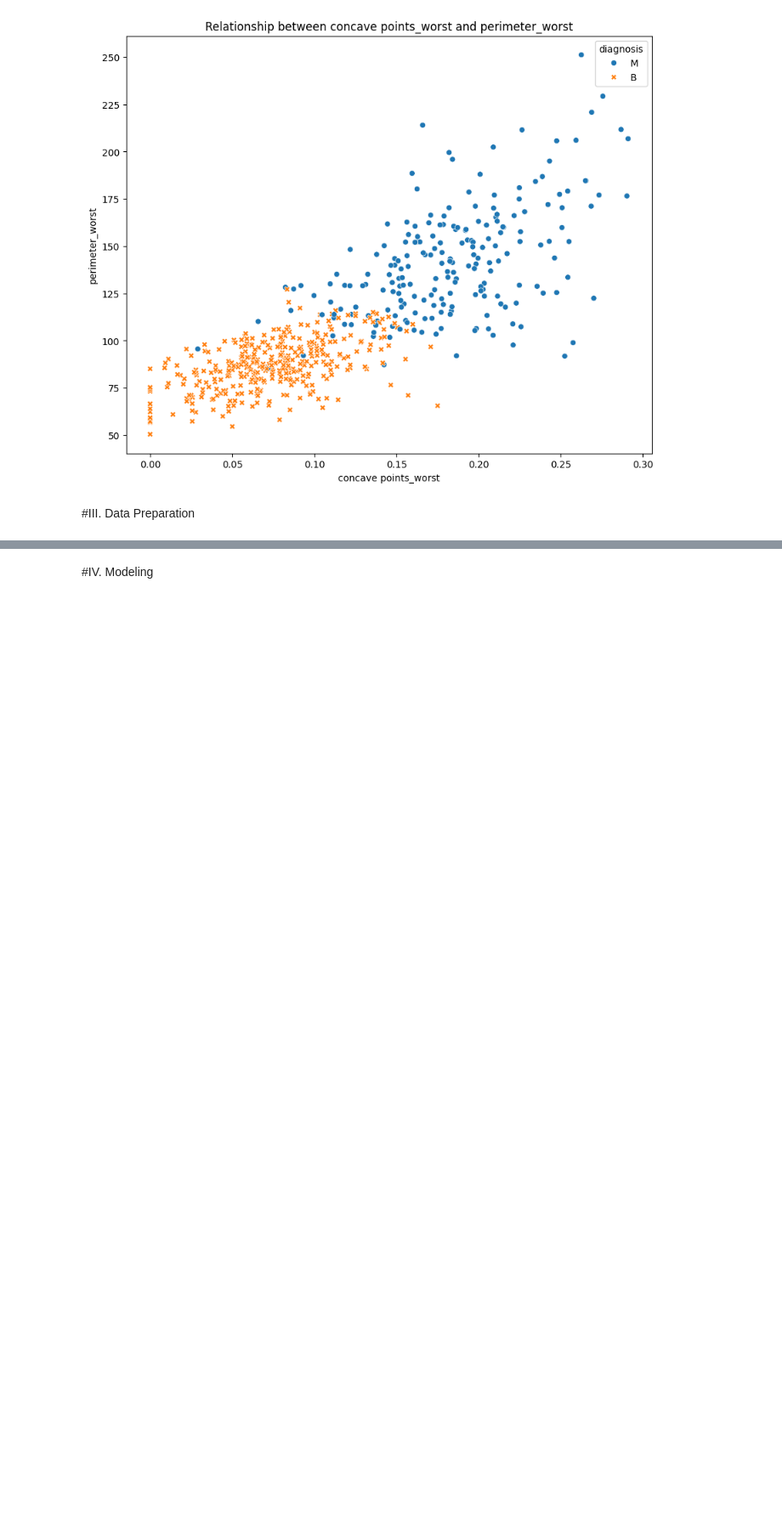
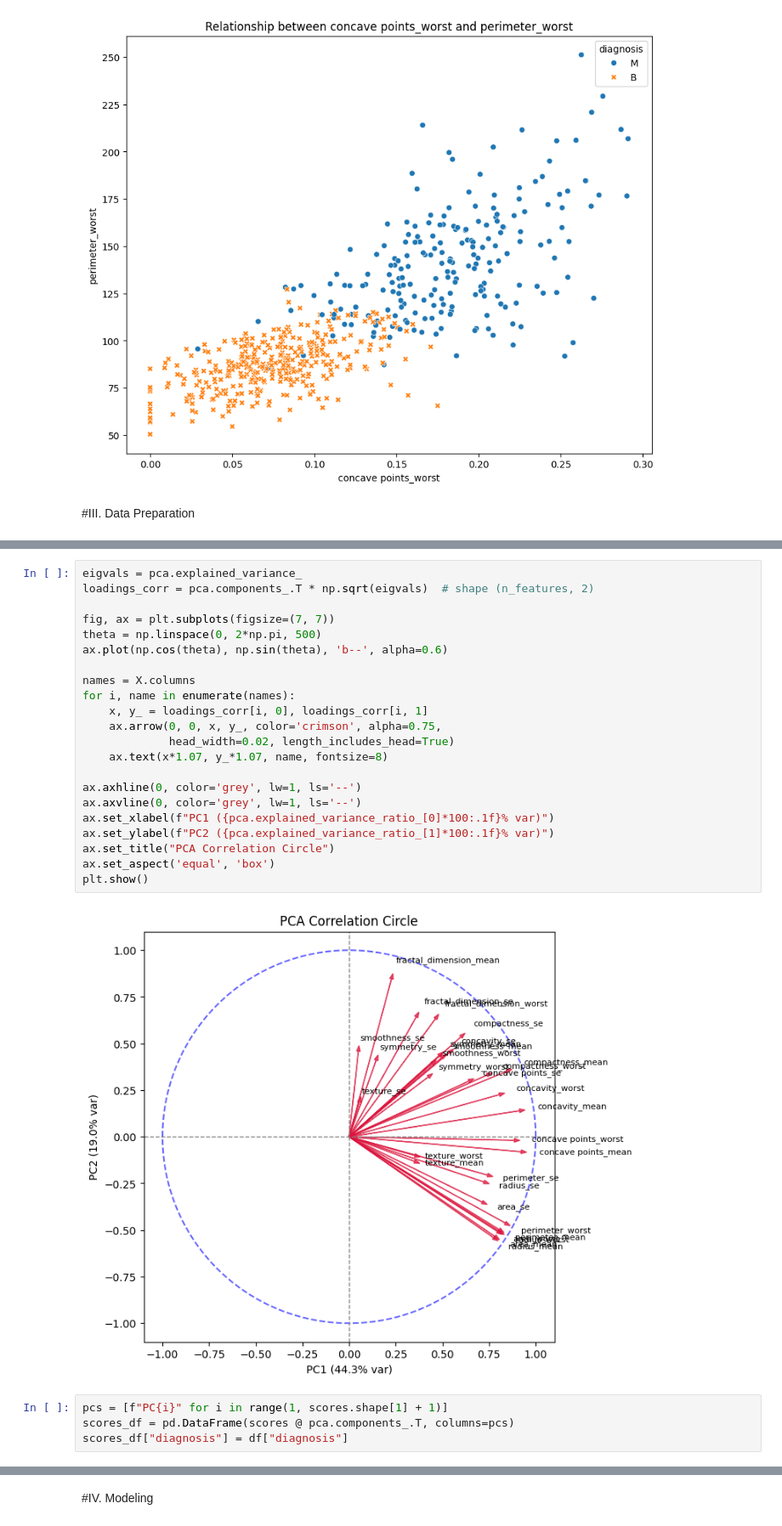
Before and after one commit to eyaguirat10/CoWin-Breast-Cancer-Detection, a Jupyter notebook: Eya_Guirat_Breast_Cancer_Detection.ipynb, the cells around one changed output, grey strips where cells are left out. Shown at 85% size. Drawn from its saved outputs; the diff is of its cells as text; blank space fills up the shorter version.

Commit message:
Data preparation

```diff
--- a/Eya_Guirat_Breast_Cancer_Detection.ipynb
+++ b/Eya_Guirat_Breast_Cancer_Detection.ipynb
@@ -355,0 +396,28 @@ plt.show()
+# %%
+eigvals = pca.explained_variance_
+loadings_corr = pca.components_.T * np.sqrt(eigvals)  # shape (n_features, 2)
+
+fig, ax = plt.subplots(figsize=(7, 7))
+theta = np.linspace(0, 2*np.pi, 500)
+ax.plot(np.cos(theta), np.sin(theta), 'b--', alpha=0.6)
+
+names = X.columns
+for i, name in enumerate(names):
+    x, y_ = loadings_corr[i, 0], loadings_corr[i, 1]
+    ax.arrow(0, 0, x, y_, color='crimson', alpha=0.75,
+             head_width=0.02, length_includes_head=True)
+    ax.text(x*1.07, y_*1.07, name, fontsize=8)
+
+ax.axhline(0, color='grey', lw=1, ls='--')
+ax.axvline(0, color='grey', lw=1, ls='--')
+ax.set_xlabel(f"PC1 ({pca.explained_variance_ratio_[0]*100:.1f}% var)")
+ax.set_ylabel(f"PC2 ({pca.explained_variance_ratio_[1]*100:.1f}% var)")
+ax.set_title("PCA Correlation Circle")
+ax.set_aspect('equal', 'box')
+plt.show()
+# %% [output]
+[figure, added]
+# %%
+pcs = [f"PC{i}" for i in range(1, scores.shape[1] + 1)]
+scores_df = pd.DataFrame(scores @ pca.components_.T, columns=pcs)
+scores_df["diagnosis"] = df["diagnosis"]
```
Also changed, not shown: parts of 10 cells of this notebook.
